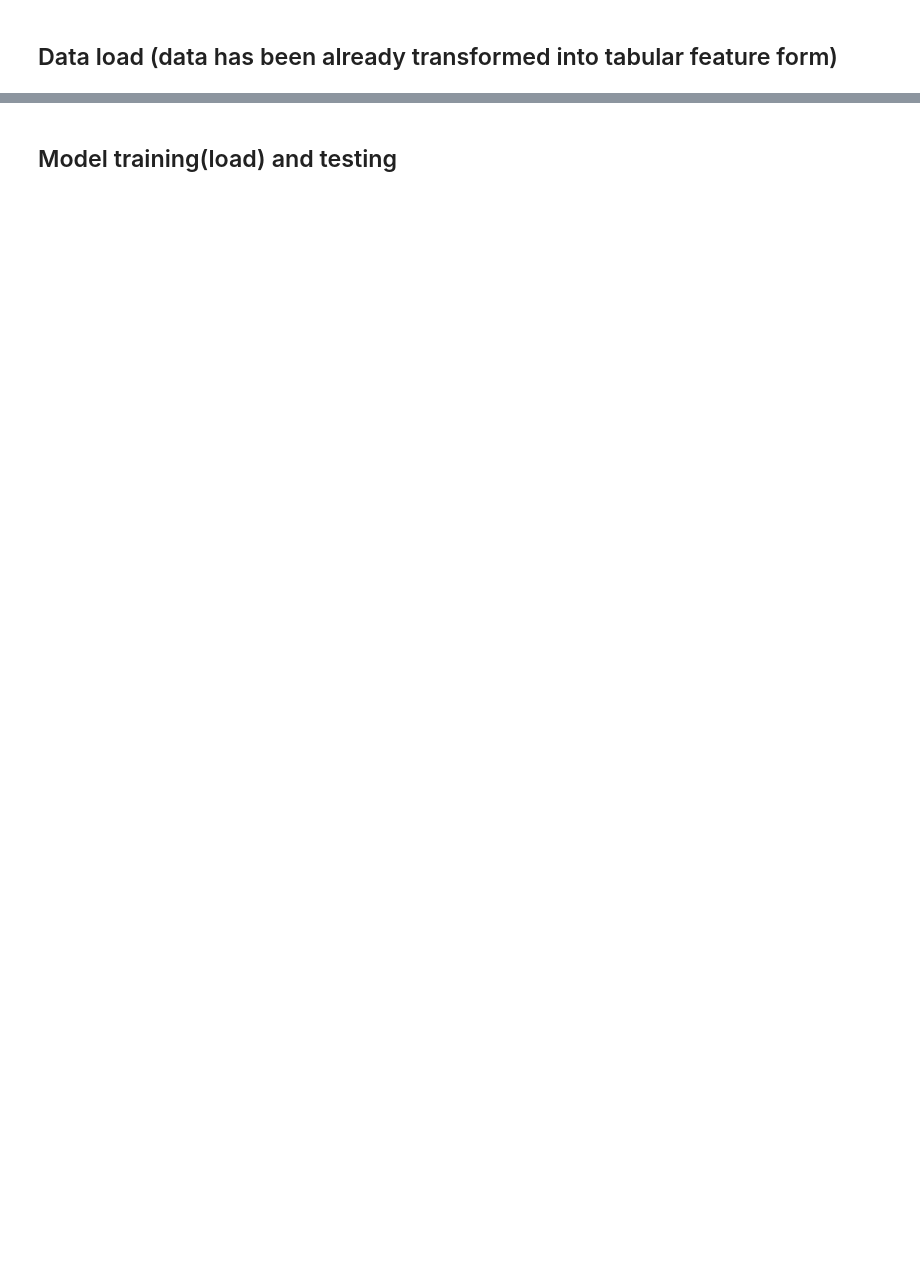
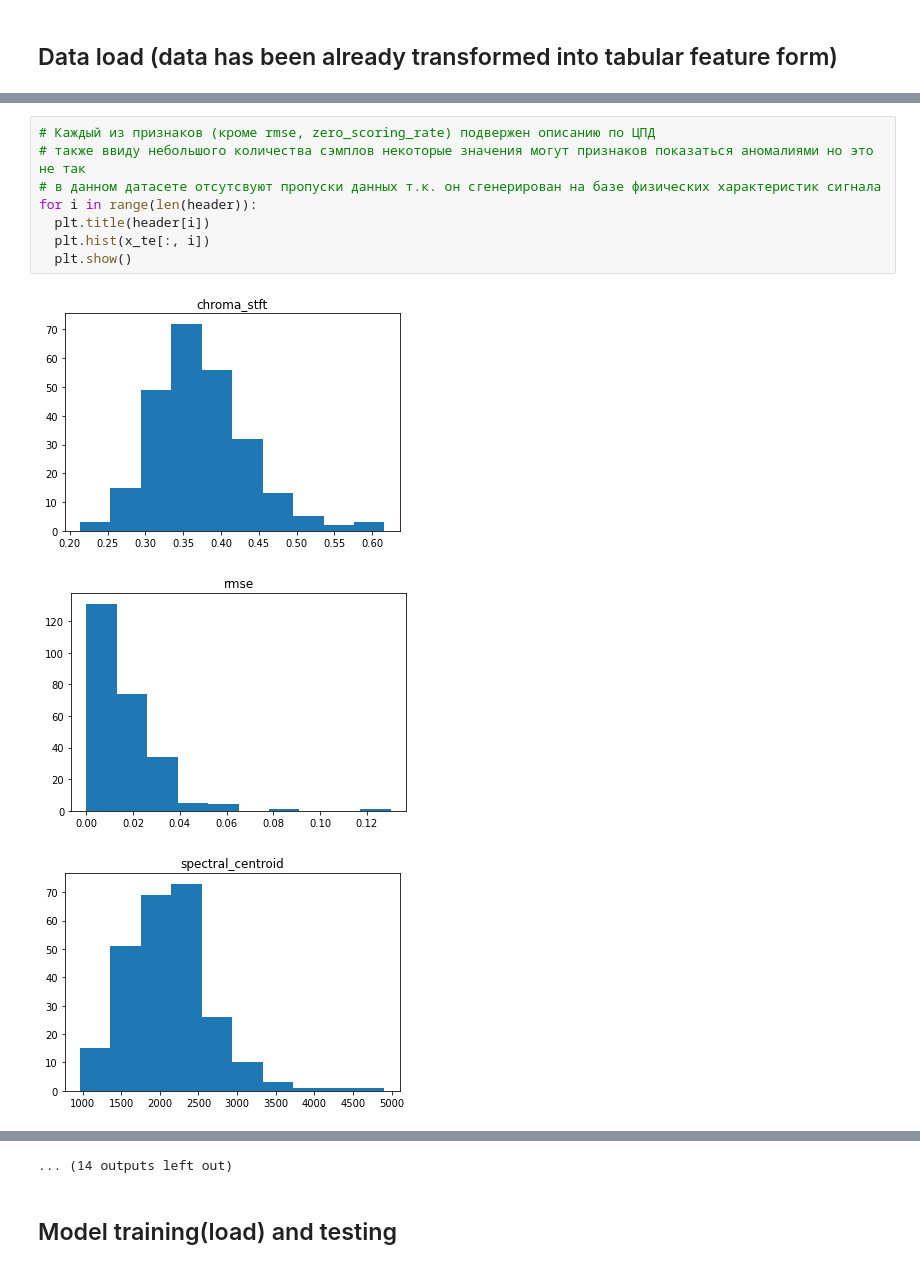
Before and after one commit to Rungalad/AudioAnalisys, a Jupyter notebook: Files_for_validation/ValidAudioClassifSber.ipynb, the cells around one changed output, grey strips where cells are left out. Drawn from its saved outputs; the diff is of its cells as text; blank space fills up the shorter version.

```diff
--- a/Files_for_validation/ValidAudioClassifSber.ipynb
+++ b/Files_for_validation/ValidAudioClassifSber.ipynb
@@ -56,0 +94,12 @@ plt.hist(Y_tr)
+# %%
+# Каждый из признаков (кроме rmse, zero_scoring_rate) подвержен описанию по ЦПД
+# также ввиду небольшого количества сэмплов некоторые значения могут признаков показаться аномалиями но это не так
+# в данном датасете отсутсвуют пропуски данных т.к. он сгенерирован на базе физических характеристик сигнала
+for i in range(len(header)):
+  plt.title(header[i])
+  plt.hist(x_te[:, i])
+  plt.show()
+# %% [output]
+[figure, added]
+[figure, added]
+[figure, added]
@@ -57,3 +115,4 @@ plt.hist(Y_tr)
+... (14 outputs left out)
 # %% [markdown]
 ## Model training(load) and testing
 # %%
```
Also changed, not shown: parts of 30 cells of this notebook, 2 other files.
